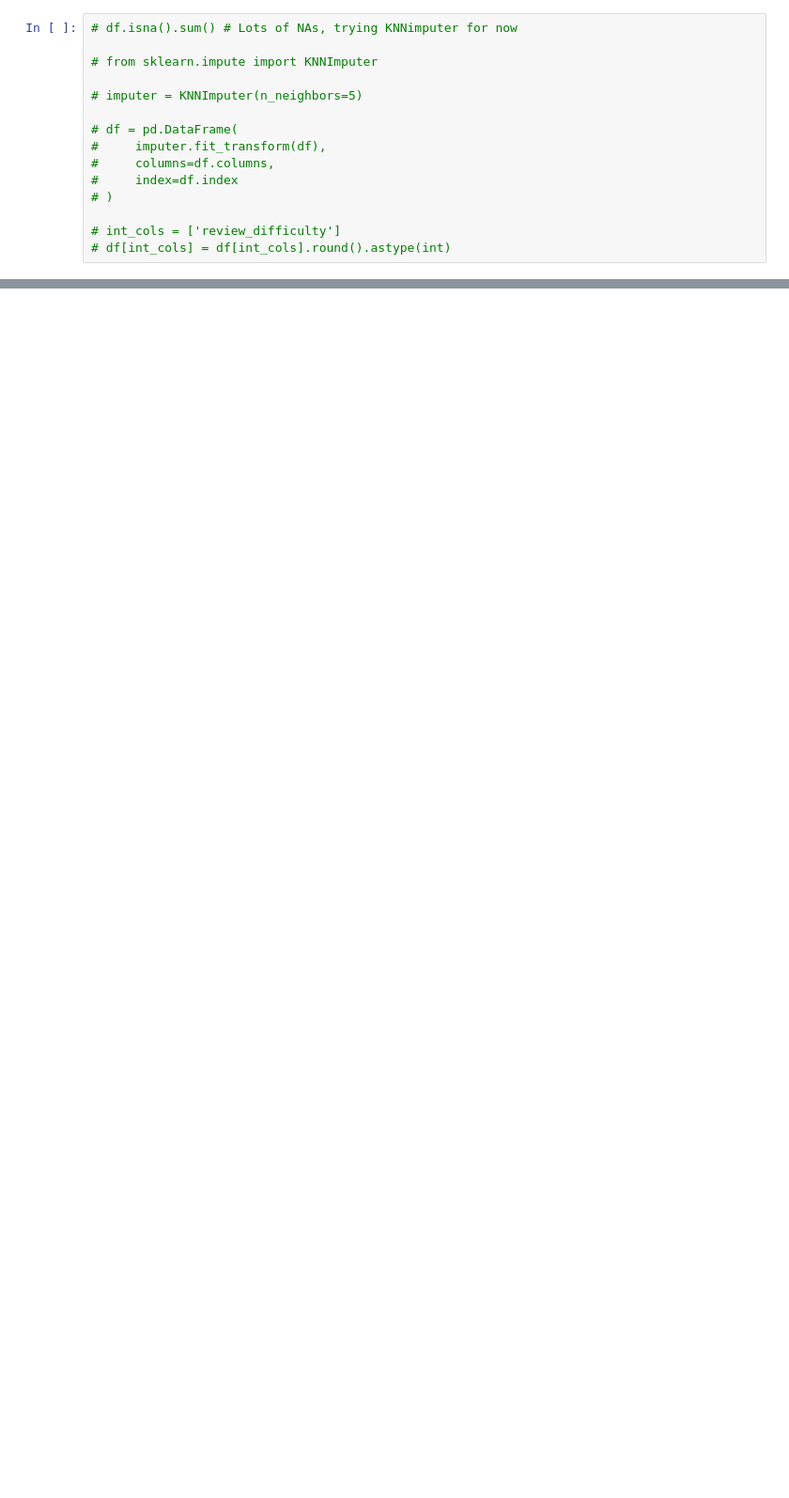
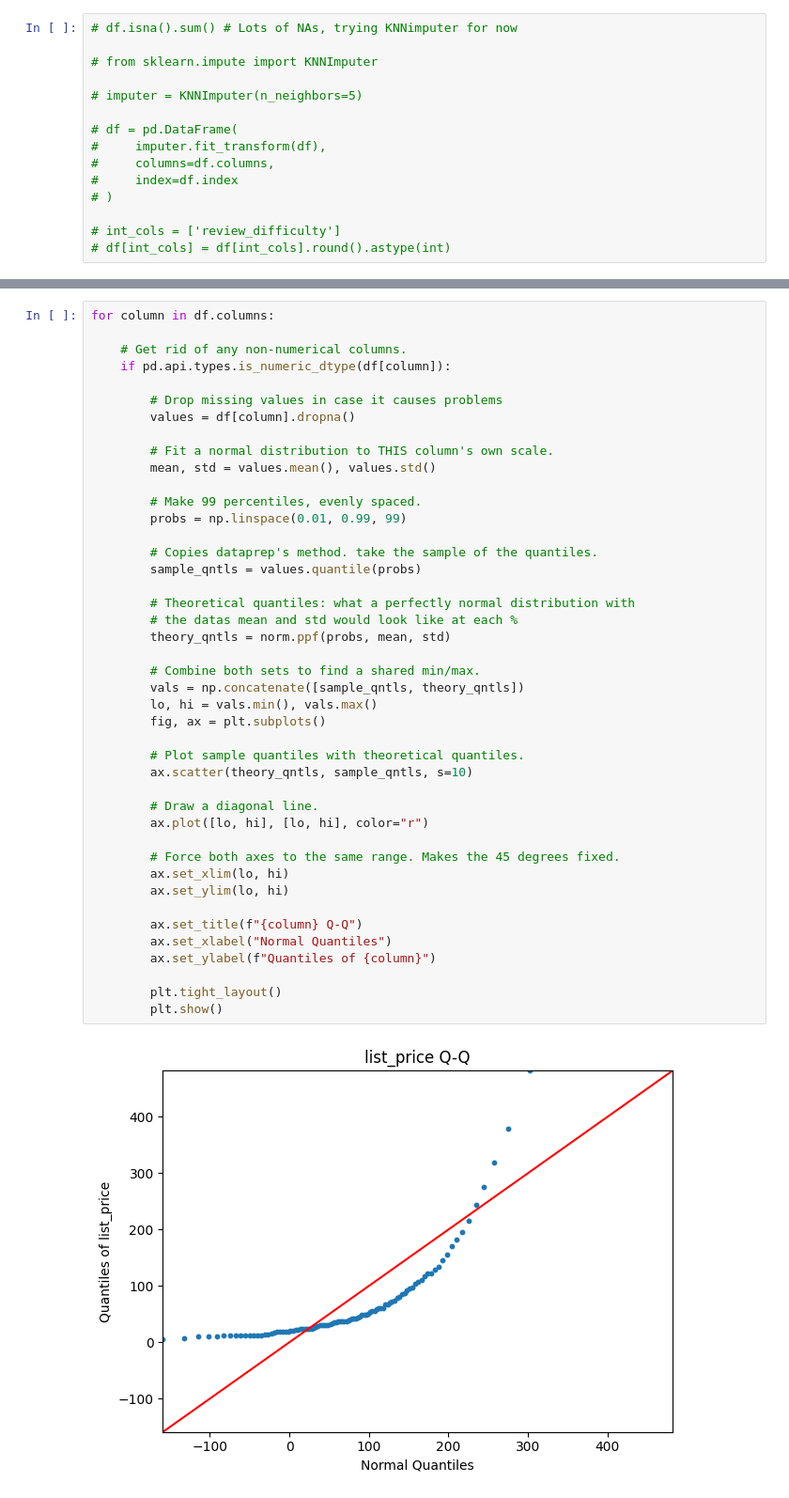
Before and after one commit to NikoVuokila/Advanced_data_analytics, a Jupyter notebook: exercise1/exercise1_code copy.ipynb, the cells around one changed output, grey strips where cells are left out. Shown at 94% size. Cells and saved outputs as stored; diff of their text form; blank space fills up the shorter version.

```diff
--- a/exercise1/exercise1_code copy.ipynb
+++ b/exercise1/exercise1_code copy.ipynb
@@ -310,0 +310,45 @@ df.drop_duplicates()
+# %%
+for column in df.columns:
+
+    # Get rid of any non-numerical columns.
+    if pd.api.types.is_numeric_dtype(df[column]):
+
+        # Drop missing values in case it causes problems
+        values = df[column].dropna()
+
+        # Fit a normal distribution to THIS column's own scale.
+        mean, std = values.mean(), values.std()
+
+        # Make 99 percentiles, evenly spaced.
+        probs = np.linspace(0.01, 0.99, 99)
+
+        # Copies dataprep's method. take the sample of the quantiles.
+        sample_qntls = values.quantile(probs)
+
+        # Theoretical quantiles: what a perfectly normal distribution with
+        # the datas mean and std would look like at each %
+        theory_qntls = norm.ppf(probs, mean, std)
+
+        # Combine both sets to find a shared min/max.
+        vals = np.concatenate([sample_qntls, theory_qntls])
+        lo, hi = vals.min(), vals.max()
+        fig, ax = plt.subplots()
+
+        # Plot sample quantiles with theoretical quantiles.
+        ax.scatter(theory_qntls, sample_qntls, s=10)
+
+        # Draw a diagonal line.
+        ax.plot([lo, hi], [lo, hi], color="r")
+
+        # Force both axes to the same range. Makes the 45 degrees fixed.
+        ax.set_xlim(lo, hi)
+        ax.set_ylim(lo, hi)
+
+        ax.set_title(f"{column} Q-Q")
+        ax.set_xlabel("Normal Quantiles")
+        ax.set_ylabel(f"Quantiles of {column}")
+
+        plt.tight_layout()
+        plt.show()
+# %% [output]
+[figure, added]
```
Also changed, not shown: parts of 19 cells of this notebook, 2 other files.
